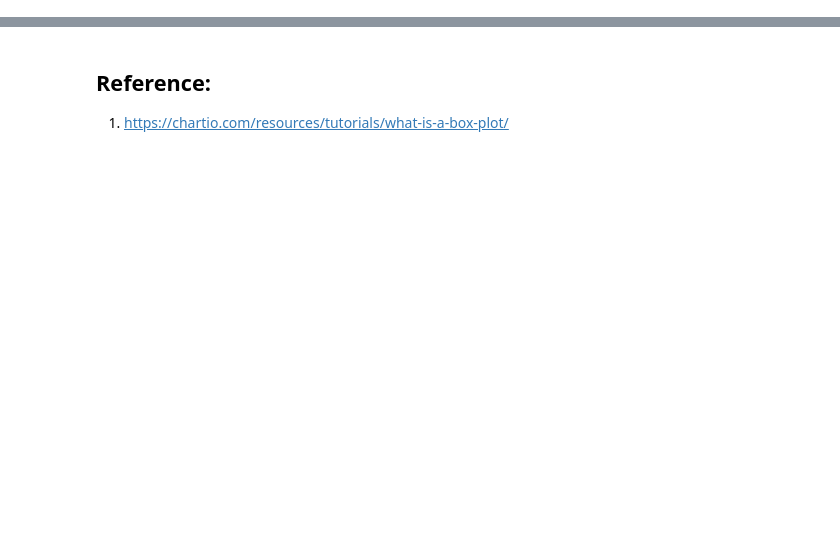
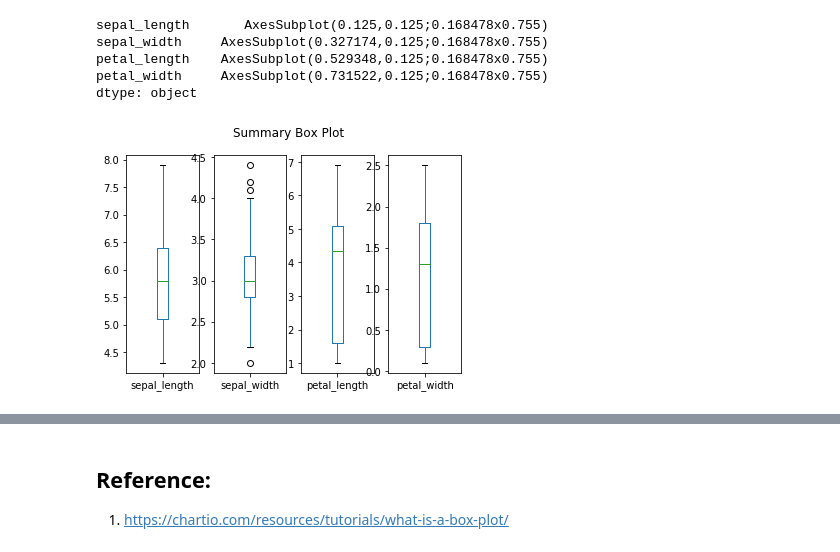
Before and after one commit to cdigap/FDA_Project, a Jupyter notebook: The_Box_Plot_Understanding.ipynb, the cells around one changed output, grey strips where cells are left out. Saved outputs shown, nothing was run; the diff lists cells and outputs as text; code cells hidden in the pictures; blank space fills up the shorter version.

Commit message:
Add files via upload
Added some more details and Python code to generate box plots.

```diff
--- a/The_Box_Plot_Understanding.ipynb
+++ b/The_Box_Plot_Understanding.ipynb
@@ -16,0 +30,19 @@ The Box plots are also known as “Box and Whisker Plot”. John Turkey, A Mathe
+# %%
+import numpy as np
+import pandas as pd
+
+from pandas.plotting import scatter_matrix
+
+import matplotlib.pyplot as plt
+
+#Assigning the data File to dfile
+
+dfile = "https://archive.ics.uci.edu/ml/machine-learning-databases/iris/iris.data"
+
+colms = ['Sepal_Length','Sepal_Width','Petal_Length','Petal_Width','Species']
+
+# data File getting the Headers assigned.
+data_file = pd.read_csv(dfile,names=colms)
+
+# Details of each columns identified being generated and displayed.
+data_file.info()
@@ -16,0 +93,10 @@ The Box plots are also known as “Box and Whisker Plot”. John Turkey, A Mathe
+# %%
+%matplotlib inline
+data_file.plot(kind='box', subplots = True, layout = (1,4), sharex = False, sharey = False, title='Summary Box Plot')
+# %% [output]
+sepal_length       AxesSubplot(0.125,0.125;0.168478x0.755)
+sepal_width     AxesSubplot(0.327174,0.125;0.168478x0.755)
+petal_length    AxesSubplot(0.529348,0.125;0.168478x0.755)
+petal_width     AxesSubplot(0.731522,0.125;0.168478x0.755)
+dtype: object
+[figure, added]
```
Also changed, not shown: parts of 6 cells of this notebook.
